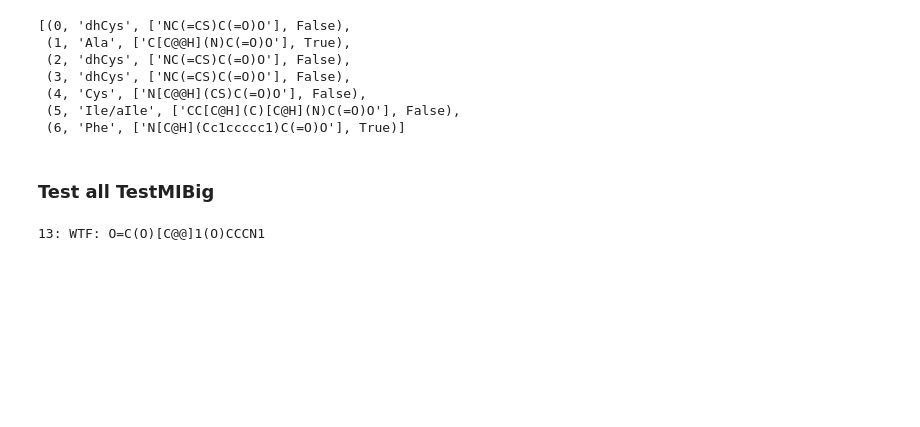
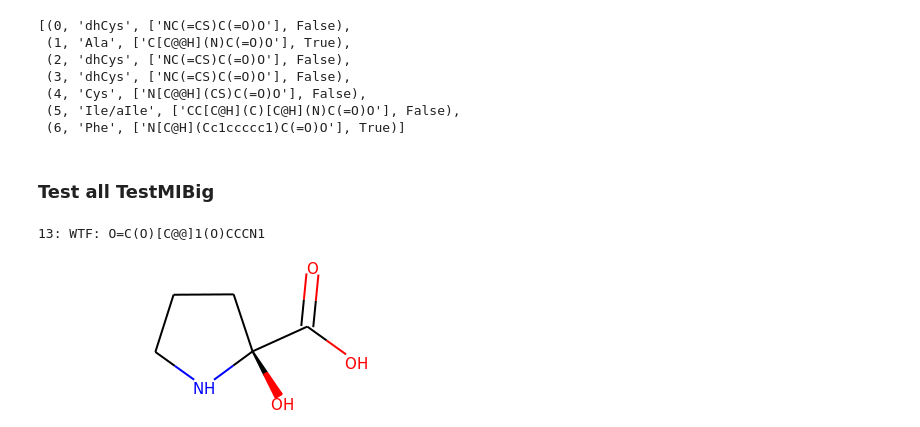
Before and after one commit to ablab/nerpa, a Jupyter notebook: scripts/DL-isomers.ipynb, the cells around one changed output. Cells and saved outputs as stored; diff of their text form; code cells hidden in the pictures; blank space fills up the shorter version.

```diff
--- a/scripts/DL-isomers.ipynb
+++ b/scripts/DL-isomers.ipynb
@@ -397,3 +397,7 @@ for i, rban_record in enumerate(mibig_results_json):
     test_for_compound(rban_record, debug=False)
 # %% [output]
 13: WTF: O=C(O)[C@@]1(O)CCCN1
+# %%
+rdc.MolFromSmiles('O=C(O)[C@@]1(O)CCCN1')
+# %% [output]
+[figure, added]
```
